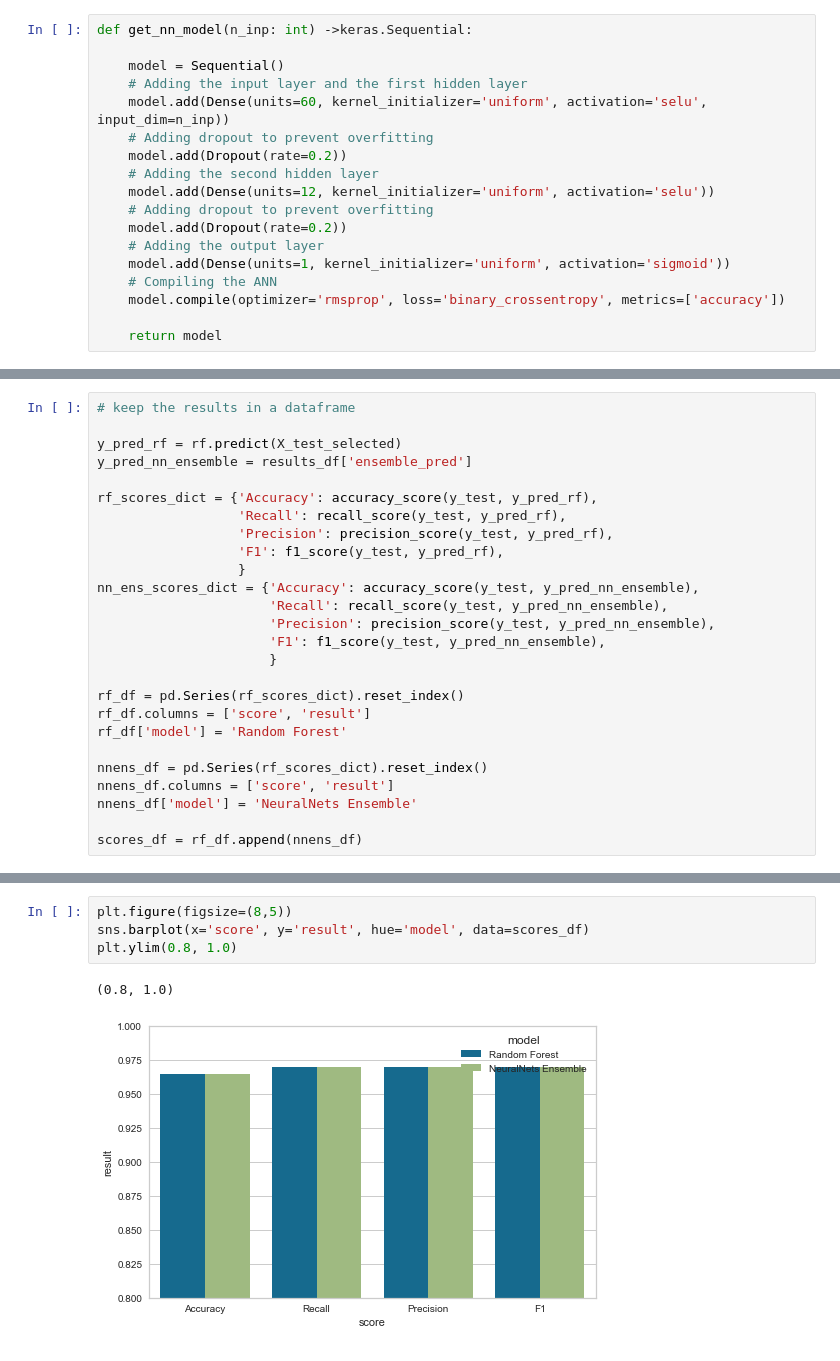
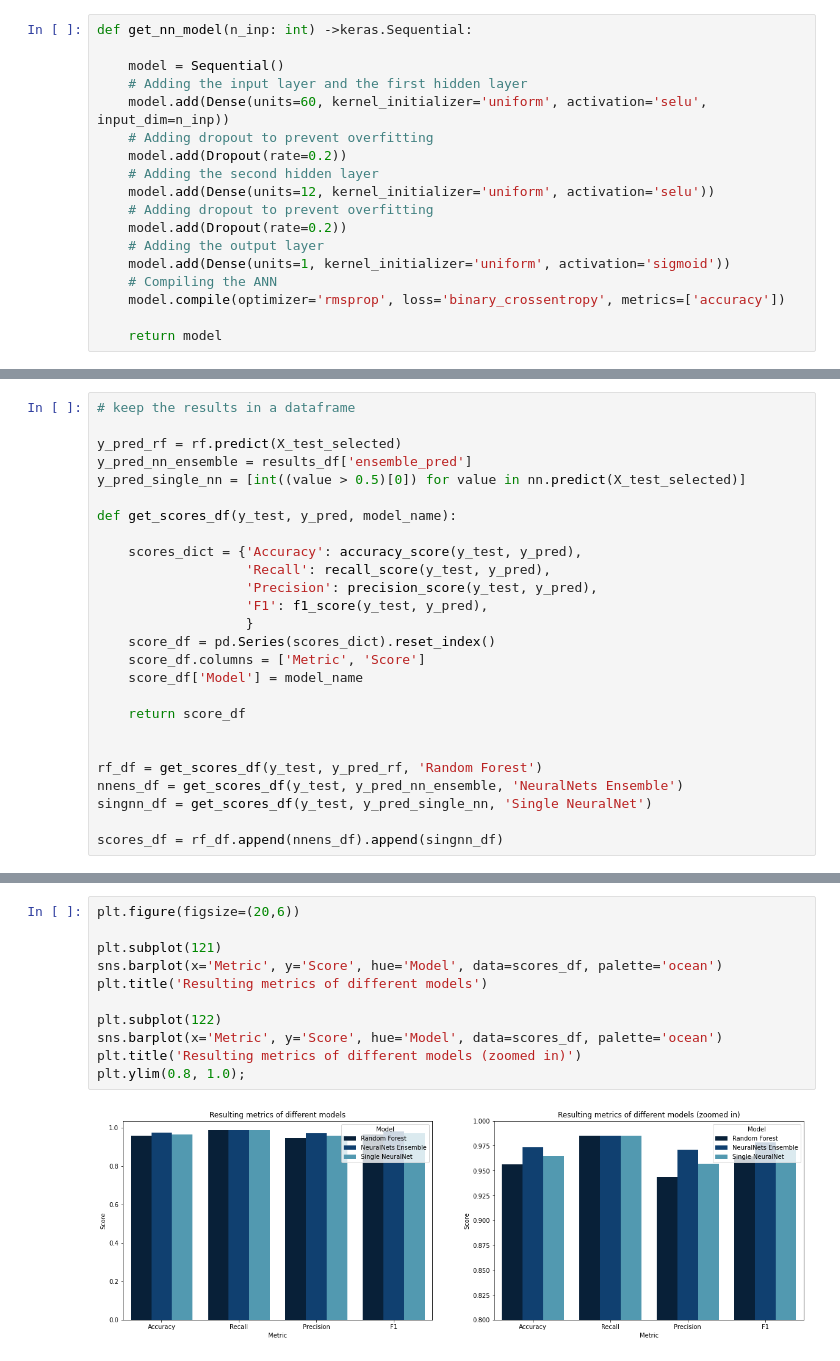
Before and after one commit to foukonana/MSc_MachineLearning_Asgmts, a Jupyter notebook: Assignments/Asgmt10_Ensembles/asgmt10_afoudouli.ipynb, the cells around one changed output, grey strips where cells are left out. Cells and saved outputs as stored; diff of their text form.

```diff
--- a/Assignments/Asgmt10_Ensembles/asgmt10_afoudouli.ipynb
+++ b/Assignments/Asgmt10_Ensembles/asgmt10_afoudouli.ipynb
@@ -147,24 +163,24 @@ accuracy_score(y_test, results_df['ensemble_pred'])
 
 y_pred_rf = rf.predict(X_test_selected)
 y_pred_nn_ensemble = results_df['ensemble_pred']
+y_pred_single_nn = [int((value > 0.5)[0]) for value in nn.predict(X_test_selected)]
 
-rf_scores_dict = {'Accuracy': accuracy_score(y_test, y_pred_rf),
-                  'Recall': recall_score(y_test, y_pred_rf),
-                  'Precision': precision_score(y_test, y_pred_rf),
-                  'F1': f1_score(y_test, y_pred_rf),
-                  }
-nn_ens_scores_dict = {'Accuracy': accuracy_score(y_test, y_pred_nn_ensemble),
-                      'Recall': recall_score(y_test, y_pred_nn_ensemble),
-                      'Precision': precision_score(y_test, y_pred_nn_ensemble),
-                      'F1': f1_score(y_test, y_pred_nn_ensemble),
-                      }
+def get_scores_df(y_test, y_pred, model_name):
 
-rf_df = pd.Series(rf_scores_dict).reset_index()
-rf_df.columns = ['score', 'result']
-rf_df['model'] = 'Random Forest'
+    scores_dict = {'Accuracy': accuracy_score(y_test, y_pred),
+                   'Recall': recall_score(y_test, y_pred),
+                   'Precision': precision_score(y_test, y_pred),
+                   'F1': f1_score(y_test, y_pred),
+                   }
+    score_df = pd.Series(scores_dict).reset_index()
+    score_df.columns = ['Metric', 'Score']
+    score_df['Model'] = model_name
 
-nnens_df = pd.Series(rf_scores_dict).reset_index()
-nnens_df.columns = ['score', 'result']
-nnens_df['model'] = 'NeuralNets Ensemble'
+    return score_df
 
-scores_df = rf_df.append(nnens_df)
+
+rf_df = get_scores_df(y_test, y_pred_rf, 'Random Forest')
+nnens_df = get_scores_df(y_test, y_pred_nn_ensemble, 'NeuralNets Ensemble')
+singnn_df = get_scores_df(y_test, y_pred_single_nn, 'Single NeuralNet')
+
+scores_df = rf_df.append(nnens_df).append(singnn_df)
@@ -183,7 +187,13 @@ scores_df
-# %%
-plt.figure(figsize=(8,5))
-sns.barplot(x='score', y='result', hue='model', data=scores_df)
-plt.ylim(0.8, 1.0)
-# %% [output]
-(0.8, 1.0)
-[figure, removed]
+# %%
+plt.figure(figsize=(20,6))
+
+plt.subplot(121)
+sns.barplot(x='Metric', y='Score', hue='Model', data=scores_df, palette='ocean')
+plt.title('Resulting metrics of different models')
+
+plt.subplot(122)
+sns.barplot(x='Metric', y='Score', hue='Model', data=scores_df, palette='ocean')
+plt.title('Resulting metrics of different models (zoomed in)')
+plt.ylim(0.8, 1.0);
+# %% [output]
+[figure, added]
```
Also changed, not shown: parts of 16 cells of this notebook.
